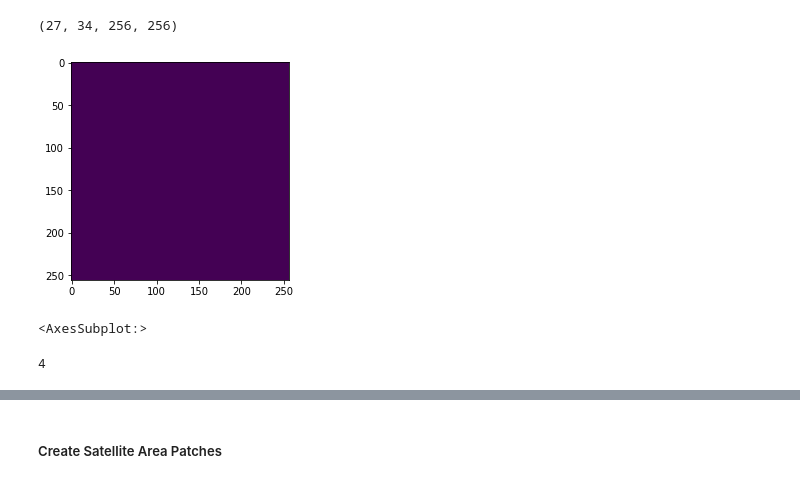
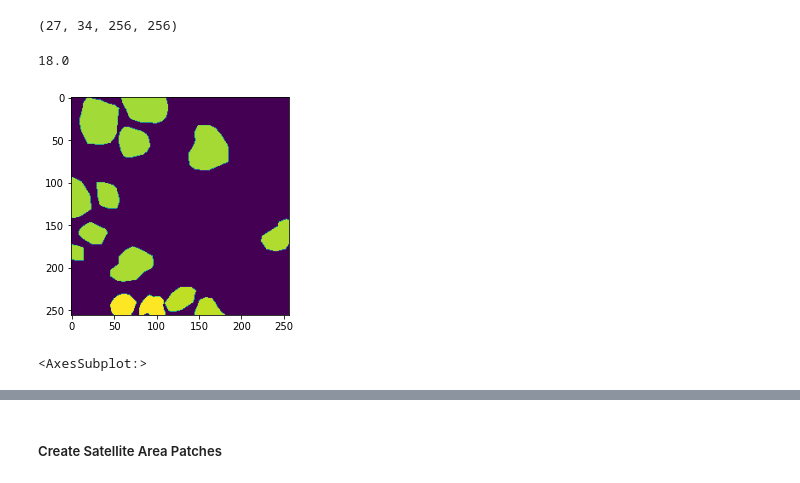
Before and after one commit to lgiesen/DL-Semantic-Segmentation-of-Tree-Stock-in-South-Africa-Using-Satellite-Images, a Jupyter notebook: 3_train_eval_pred.ipynb, the cells around one changed output, grey strips where cells are left out. Cells and saved outputs as stored; diff of their text form; code cells hidden in the pictures.

```diff
--- a/3_train_eval_pred.ipynb
+++ b/3_train_eval_pred.ipynb
@@ -70,6 +70,9 @@ elif platform == "win32":
 # 1. Training
 # %% [markdown]
 ### Get Label Area
+# %%
+import geopandas as gpd
+labels_bounding_boxes = gpd.read_file(config.filepath_labels_bounding_boxes)
 # %%
 # get polygon coordinates
 import json
@@ -142,0 +162,17 @@ for x in [label_area_1, label_area_2]:
+# %%
+%%time
+# label_area. In other projects may be referred to as mask
+patches_labels = []
+for label_area in opened_label_areas:
+    patches_labels = patchify(label_area.read(1),
+        (config.patch_size[0], config.patch_size[1]),
+        step=config.patch_size[0]-config.overlap)
+    # TODO: could also export patches to files like this:
+    for i in range(patches_labels.shape[0]):
+        for j in range(patches_labels.shape[1]):
+            single_patch = patches_labels[i, j,:,:]
+    #         filename = opened_label_areas[0].name.replace(config.path_labeled_data_areas,"")[:-4] # -4 to cut off the .tif file extension
+    #         filepath_single_patch = "{}-{}-patch-{}-{}.tif".format(config.path_patches_masks, filename, i, j)
+    #         # gdal.Translate(filepath_single_patch, single_patch, projWin = )
+    #         # single_patch.write(filepath_single_patch)
+print("Patch Shape:", patches_labels.shape)
@@ -144,13 +184,13 @@ for x in [label_area_1, label_area_2]:
 patches_labels.shape
 # %% [output]
 (27, 34, 256, 256)
+# %%
+(2/3)*27
+# %% [output]
+18.0
 # %%
 # visualize single patch
-show(patches_labels[5][6])
+show(patches_labels[17][16])
 # %% [output]
-[figure, old version]
+[figure, new version]
 <AxesSubplot:>
-# %%
-len(coord_labels_bounding_boxes)
-# %% [output]
-4
```
Also changed, not shown: parts of 7 cells of this notebook.
